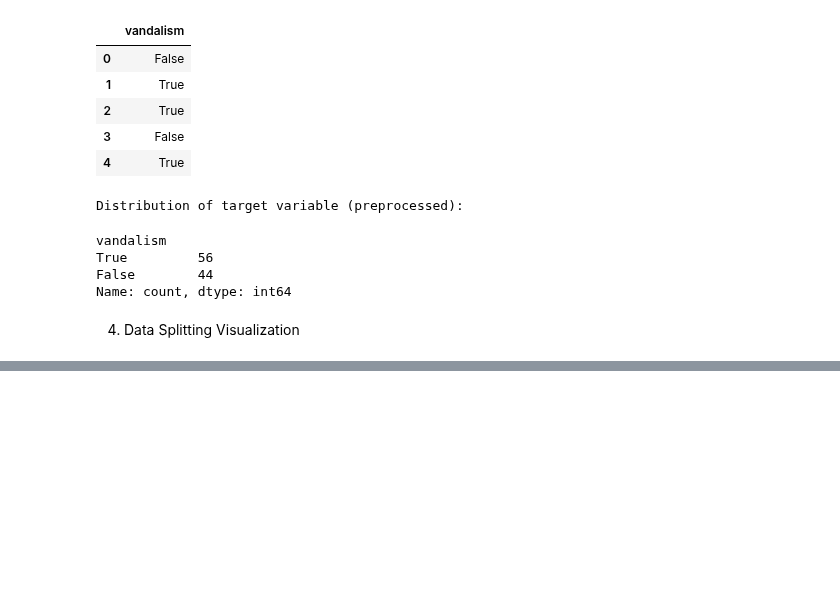
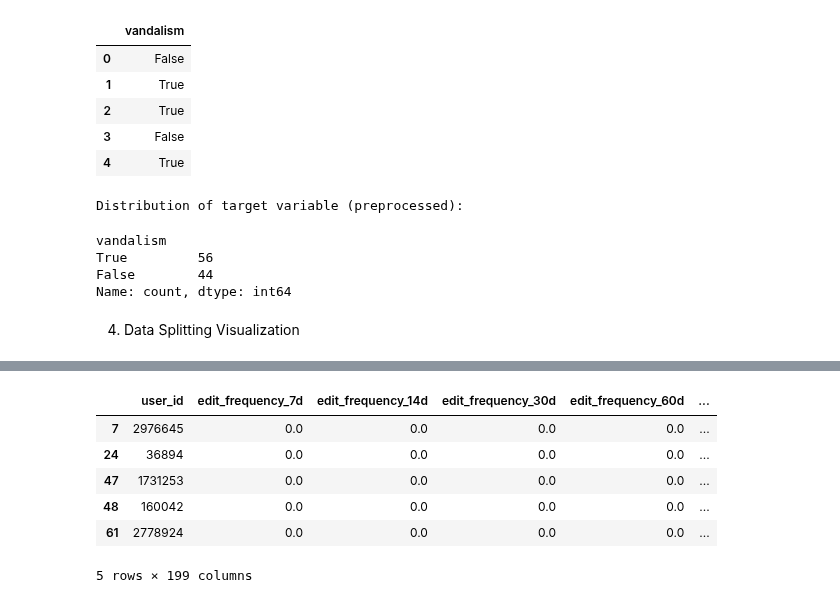
Before and after one commit to rspseshasai/vandalism_detection_osm, a Jupyter notebook: notebooks/visualization_and_analysis.ipynb, the cells around one changed output, grey strips where cells are left out. Saved outputs shown, nothing was run; the diff lists cells and outputs as text; code cells hidden in the pictures; blank space fills up the shorter version.

```diff
--- a/notebooks/visualization_and_analysis.ipynb
+++ b/notebooks/visualization_and_analysis.ipynb
@@ -194,0 +181,10 @@ Shapes of datasets:
+# %%
+X_val.head()
+# %% [output]
+|  | user_id | edit_frequency_7d | edit_frequency_14d | edit_frequency_30d | edit_frequency_60d | ... |
+| 7 | 2976645 | 0.0 | 0.0 | 0.0 | 0.0 | ... |
+| 24 | 36894 | 0.0 | 0.0 | 0.0 | 0.0 | ... |
+| 47 | 1731253 | 0.0 | 0.0 | 0.0 | 0.0 | ... |
+| 48 | 160042 | 0.0 | 0.0 | 0.0 | 0.0 | ... |
+| 61 | 2778924 | 0.0 | 0.0 | 0.0 | 0.0 | ... |
+5 rows × 199 columns
```
Also changed, not shown: parts of 11 cells of this notebook, 4 other files.
